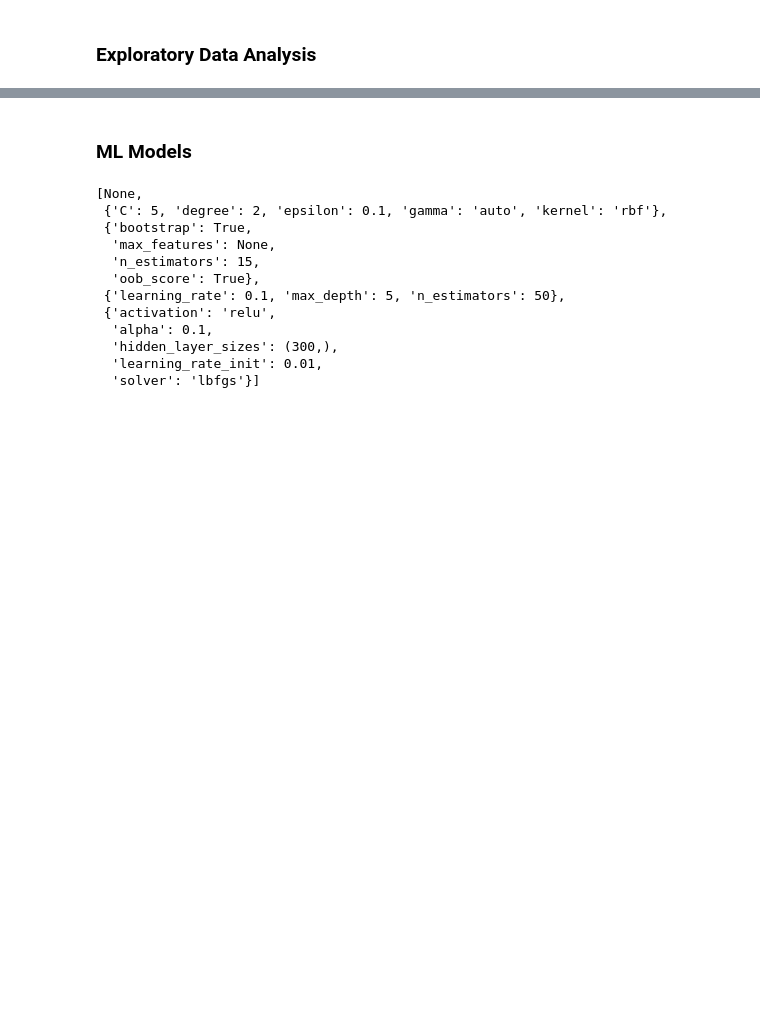
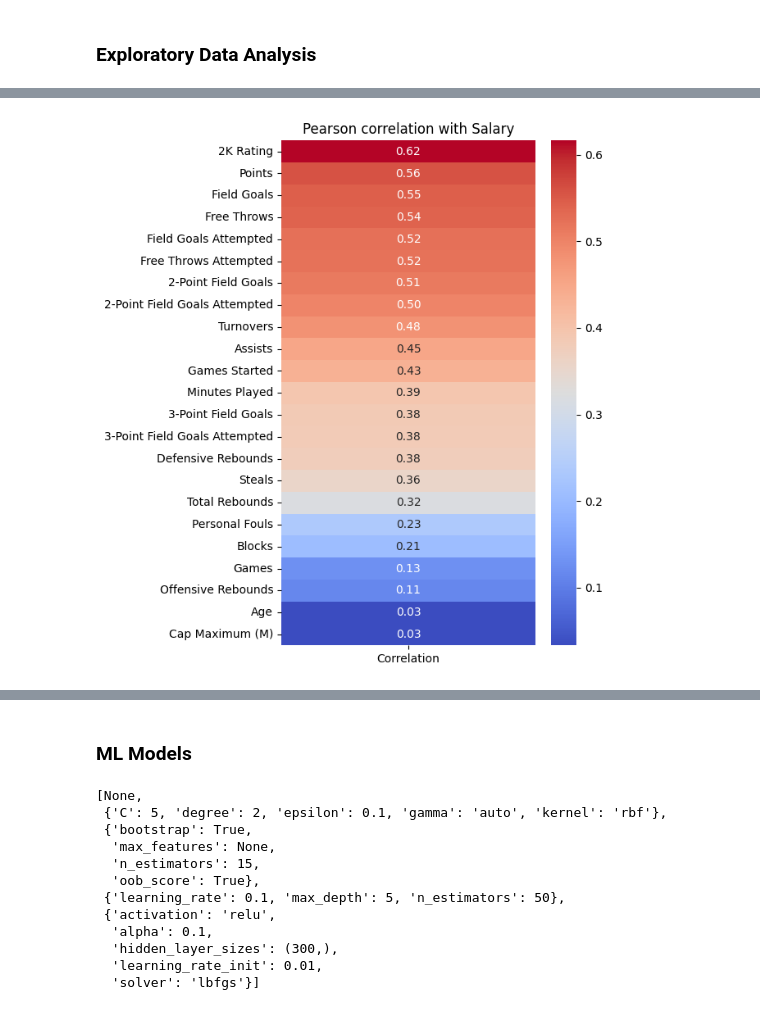
Before and after one commit to Gabmelom/nba-salary-model, a Jupyter notebook: src/data_analysis.ipynb, the cells around one changed output, grey strips where cells are left out. Cells and saved outputs as stored; diff of their text form; code cells hidden in the pictures; blank space fills up the shorter version.

```diff
--- a/src/data_analysis.ipynb
+++ b/src/data_analysis.ipynb
@@ -20,6 +20,24 @@ from sklearn.neural_network import MLPRegressor
 # %%
 data = pd.read_csv('../data/processed/data.csv')
 models = ['Linear Regression', 'Support Vector Machine', 'Random Forest', 'Gradient Boosting', 'Neural Network (MLP)']
+# %%
+def readable_cols(data):
+    col_names = {
+            'G': 'Games', 'GS': 'Games Started', 'MP': 'Minutes Played',
+            'FG': 'Field Goals', 'FGA': 'Field Goals Attempted',
+            '3P': '3-Point Field Goals', '3PA': '3-Point Field Goals Attempted',
+            '2P': '2-Point Field Goals', '2PA': '2-Point Field Goals Attempted',
+            'FT': 'Free Throws', 'FTA': 'Free Throws Attempted',
+            'ORB': 'Offensive Rebounds', 'DRB': 'Defensive Rebounds', 'TRB': 'Total Rebounds',
+            'AST': 'Assists', 'STL': 'Steals', 'BLK': 'Blocks',
+            'TOV': 'Turnovers', 'PF': 'Personal Fouls', 'PTS': 'Points',
+            'FG%': 'Field Goal %', '3P%': '3-Point Field Goal %', '2P%': '2-Point Field Goal %',
+            'eFG%': 'Effective Field Goal %', 'FT%': 'Free Throw %',
+            'Salary': 'Salary (M)', 'Cap Maximum': 'Cap Maximum (M)',
+            'Pos_C': 'Center', 'Pos_PF': 'Power Forward', 'Pos_PG': 'Point Guard', 'Pos_SF': 'Small Forward', 'Pos_SG': 'Shooting Guard',
+            'Rating': '2K Rating'
+        }
+    return data.rename(columns=col_names)
 # %% [markdown]
 ### Exploratory Data Analysis
 # %%
@@ -37,0 +64,15 @@ sns.histplot(data=data[data['Season'] == 2023],x='Salary',bins=30).set(title='20
+# %%
+# Plot correlation of other features with Salary
+def plot_corr_matrix(data):
+    col = data['Salary']
+    exclude = ['Salary', 'FT%' ,'3P%', '2P%', 'FG%', 'eFG%', 'Season', 'Player', 'Pos_C', 'Pos_PF', 'Pos_PG', 'Pos_SF', 'Pos_SG', 'Salary Cap %']
+    rest = readable_cols(data.loc[:, ~data.columns.isin(exclude)])
+    corr = rest.corrwith(col).to_frame().rename(columns={0: 'Correlation'}).sort_values(by='Correlation', ascending=False)
+    plt.figure(figsize=(5,8))
+    sns.heatmap(corr, annot=True, cmap='coolwarm', fmt=".2f")
+    plt.title('Pearson correlation with Salary')
+    plt.show()
+
+plot_corr_matrix(data.select_dtypes(include=[np.number]))
+# %% [output]
+[figure, added]
```
Also changed, not shown: parts of 14 cells of this notebook, 6 other files.
